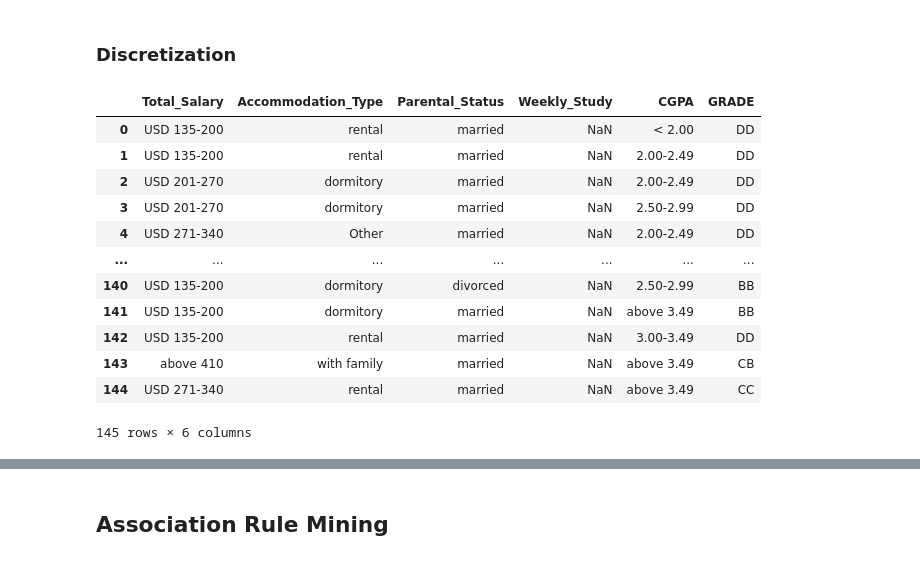
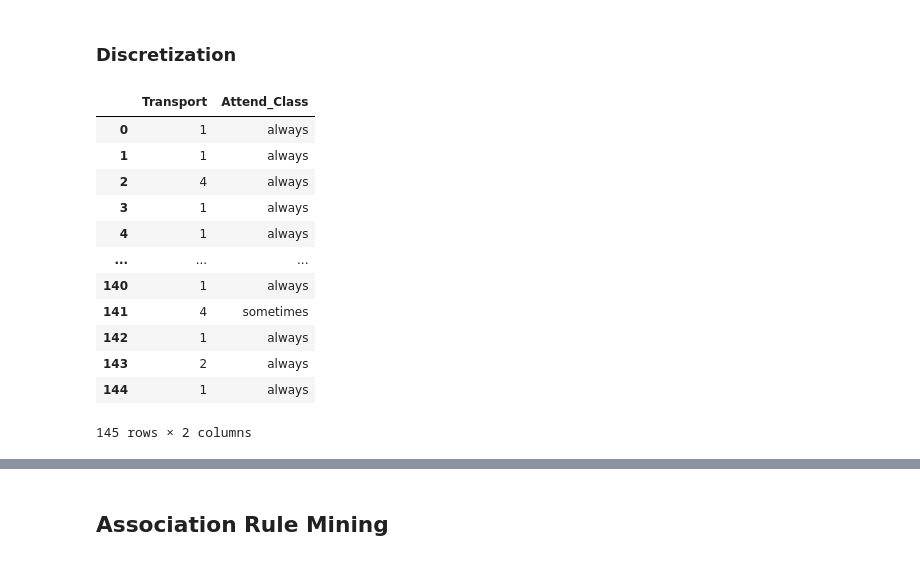
Before and after one commit to waiee/Higher-Education-Students-Performance-Evaluation---Association-Rule-Mining, a Jupyter notebook: test.ipynb, the cells around one changed output, grey strips where cells are left out. Saved outputs shown, nothing was run; the diff lists cells and outputs as text; code cells hidden in the pictures.

```diff
--- a/test.ipynb
+++ b/test.ipynb
@@ -332,20 +332,20 @@ display(final_df)
 # %% [markdown]
 ### Discretization
 # %%
-col = ['Total_Salary','Accommodation_Type','Parental_Status','Weekly_Study','CGPA', 'GRADE']
+col = ['Transport','Attend_Class']
 newfinal_df = final_df[col].copy()
 display(newfinal_df)
 # %% [output]
-|  | Total_Salary | Accommodation_Type | Parental_Status | Weekly_Study | CGPA | GRADE |
-| 0 | USD 135-200 | rental | married | NaN | < 2.00 | DD |
-| 1 | USD 135-200 | rental | married | NaN | 2.00-2.49 | DD |
-| 2 | USD 201-270 | dormitory | married | NaN | 2.00-2.49 | DD |
-| 3 | USD 201-270 | dormitory | married | NaN | 2.50-2.99 | DD |
-| 4 | USD 271-340 | Other | married | NaN | 2.00-2.49 | DD |
-| ... | ... | ... | ... | ... | ... | ... |
-| 140 | USD 135-200 | dormitory | divorced | NaN | 2.50-2.99 | BB |
-| 141 | USD 135-200 | dormitory | married | NaN | above 3.49 | BB |
-| 142 | USD 135-200 | rental | married | NaN | 3.00-3.49 | DD |
-| 143 | above 410 | with family | married | NaN | above 3.49 | CB |
-| 144 | USD 271-340 | rental | married | NaN | above 3.49 | CC |
+|  | Transport | Attend_Class |
+| 0 | 1 | always |
+| 1 | 1 | always |
+| 2 | 4 | always |
+| 3 | 1 | always |
+| 4 | 1 | always |
+| ... | ... | ... |
+| 140 | 1 | always |
+| 141 | 4 | sometimes |
+| 142 | 1 | always |
+| 143 | 2 | always |
+| 144 | 1 | always |
-145 rows × 6 columns
+145 rows × 2 columns
```
Also changed, not shown: parts of 2 cells of this notebook.
